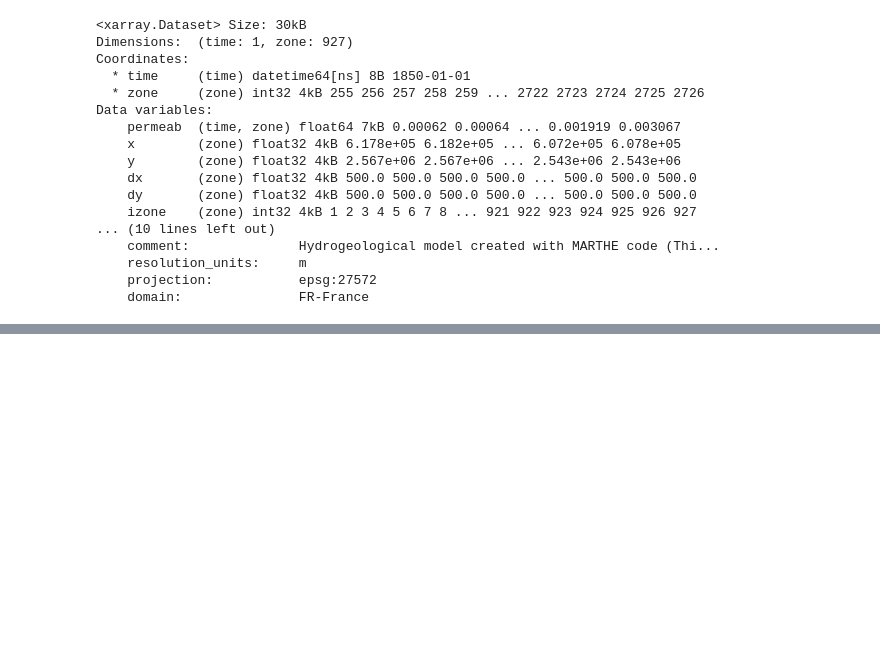
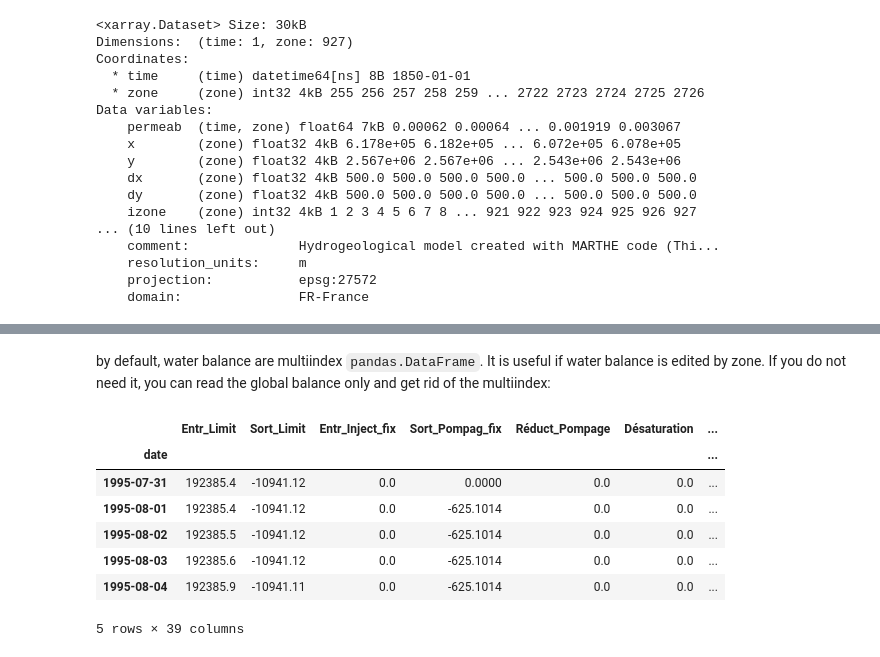
Before and after one commit to manlaya/martpy2, a Jupyter notebook: example/martpy101.ipynb, the cells around one changed output, grey strips where cells are left out. Saved outputs shown, nothing was run; the diff lists cells and outputs as text; code cells hidden in the pictures; blank space fills up the shorter version.

```diff
--- a/example/martpy101.ipynb
+++ b/example/martpy101.ipynb
@@ -101,0 +133,16 @@ Data variables:
+# %% [markdown]
+by default, water balance are multiindex `pandas.DataFrame`. It is useful if water balance
+is edited by zone. If you do not need it, you can read the global balance only and get rid
+of the multiindex:
+# %%
+df2 = mart.read_output_water_balance(f'{path_data}/histobil_debit.prn', add_multiindex=False)
+display(df2.head())
+# %% [output]
+|  | Entr_Limit | Sort_Limit | Entr_Inject_fix | Sort_Pompag_fix | Réduct_Pompage | Désaturation | ... |
+| date |  |  |  |  |  |  | ... |
+| 1995-07-31 | 192385.4 | -10941.12 | 0.0 | 0.0000 | 0.0 | 0.0 | ... |
+| 1995-08-01 | 192385.4 | -10941.12 | 0.0 | -625.1014 | 0.0 | 0.0 | ... |
+| 1995-08-02 | 192385.5 | -10941.12 | 0.0 | -625.1014 | 0.0 | 0.0 | ... |
+| 1995-08-03 | 192385.6 | -10941.12 | 0.0 | -625.1014 | 0.0 | 0.0 | ... |
+| 1995-08-04 | 192385.9 | -10941.11 | 0.0 | -625.1014 | 0.0 | 0.0 | ... |
+5 rows × 39 columns
```
Also changed, not shown: parts of 5 cells of this notebook, 27 other files.
